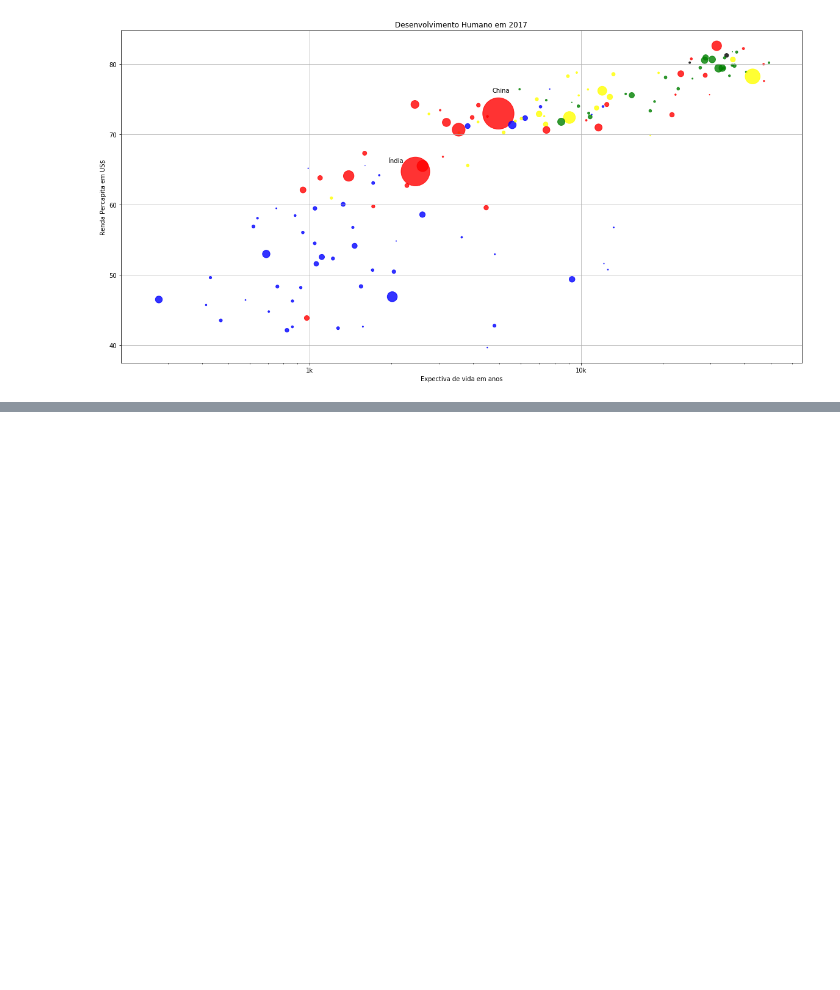
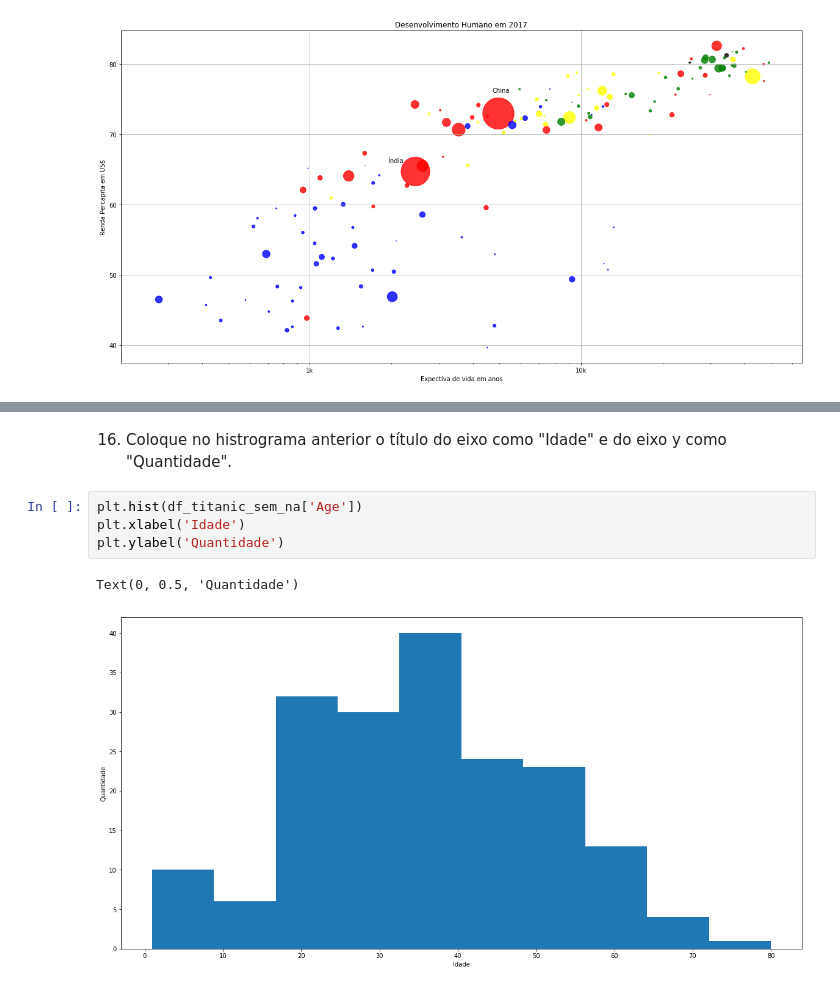
Before and after one commit to gomesluiz/python-para-ciencia-de-dados, a Jupyter notebook: src/aula-2/notebooks/matplotlib-maos-na-massa-1.ipynb, the cells around one changed output, grey strips where cells are left out. Cells and saved outputs as stored; diff of their text form; blank space fills up the shorter version.

```diff
--- a/src/aula-2/notebooks/matplotlib-maos-na-massa-1.ipynb
+++ b/src/aula-2/notebooks/matplotlib-maos-na-massa-1.ipynb
@@ -179,0 +201,9 @@ plt.scatter(percapitas['valores'], expectativas['valores'], s=np_pops, c=cores['
+# %% [markdown]
+16. Coloque no histrograma anterior o título do eixo como "Idade" e do eixo y como "Quantidade".
+# %%
+plt.hist(df_titanic_sem_na['Age'])
+plt.xlabel('Idade')
+plt.ylabel('Quantidade')
+# %% [output]
+Text(0, 0.5, 'Quantidade')
+[figure, added]
```
Also changed, not shown: parts of 15 cells of this notebook, 28 other files.
